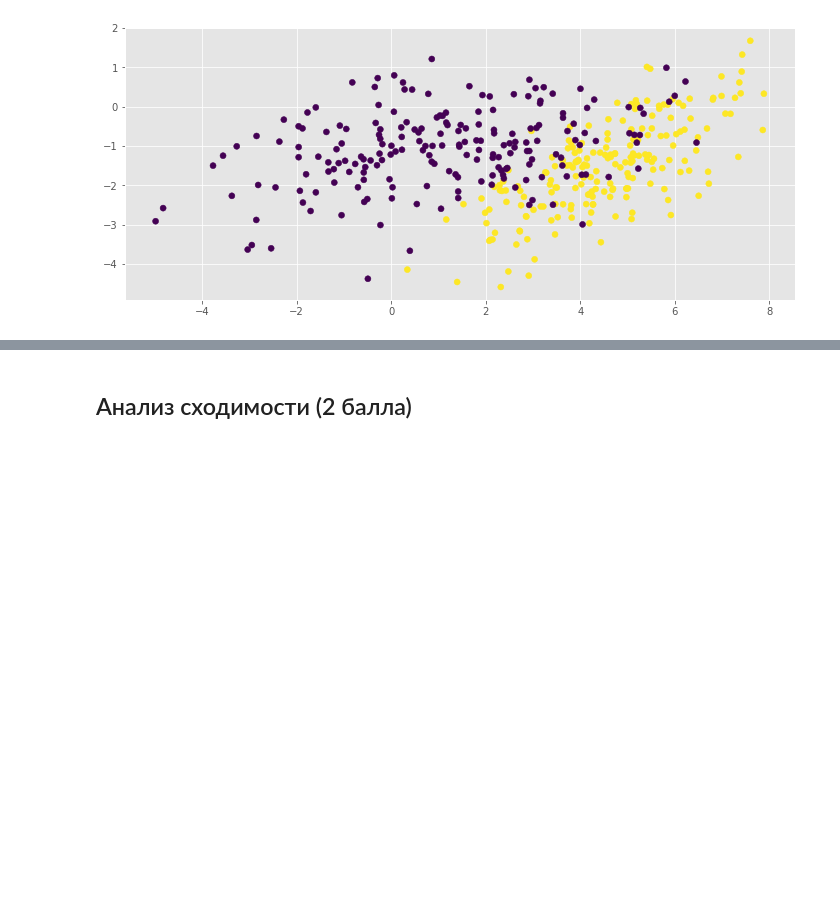
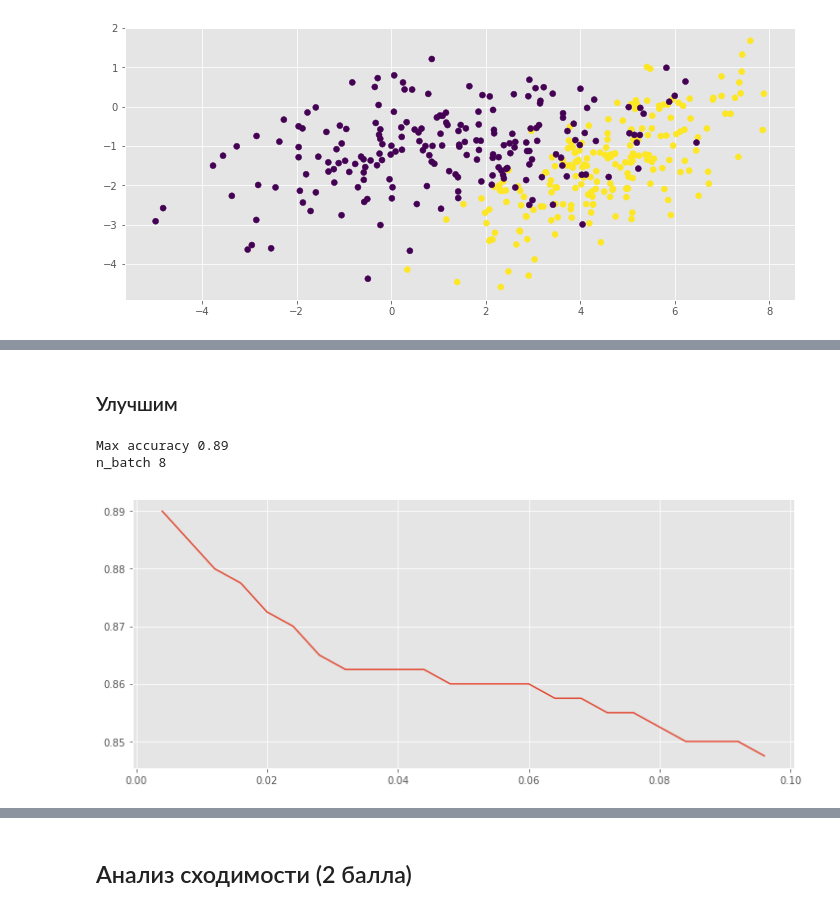
Before and after one commit to vladimirbelyaev/DM_sphere, a Jupyter notebook: hw4-lin-model/belyaev_hw4-lin-models.ipynb, the cells around one changed output, grey strips where cells are left out. Cells and saved outputs as stored; diff of their text form; code cells hidden in the pictures; blank space fills up the shorter version.

```diff
--- a/hw4-lin-model/belyaev_hw4-lin-models.ipynb
+++ b/hw4-lin-model/belyaev_hw4-lin-models.ipynb
@@ -173,0 +193,14 @@ plt.scatter(X[:,0], X[:,1], c=y)
+# %% [markdown]
+### Улучшим
+# %%
+batch_nums = np.arange(1,25) * 8
+accur = []
+for b_num in tqdm(batch_nums):
+    accur.append(accuracy_score(y, MySGDClassifier(n_batch = b_num).fit(X, y).predict(X)))
+plt.plot(reg,accur)
+print "Max accuracy",np.array(accur).max()
+print "n_batch", batch_nums[np.array(accur).argmax()]
+# %% [output]
+Max accuracy 0.89
+n_batch 8
+[figure, added]
```
Also changed, not shown: parts of 14 cells of this notebook.
